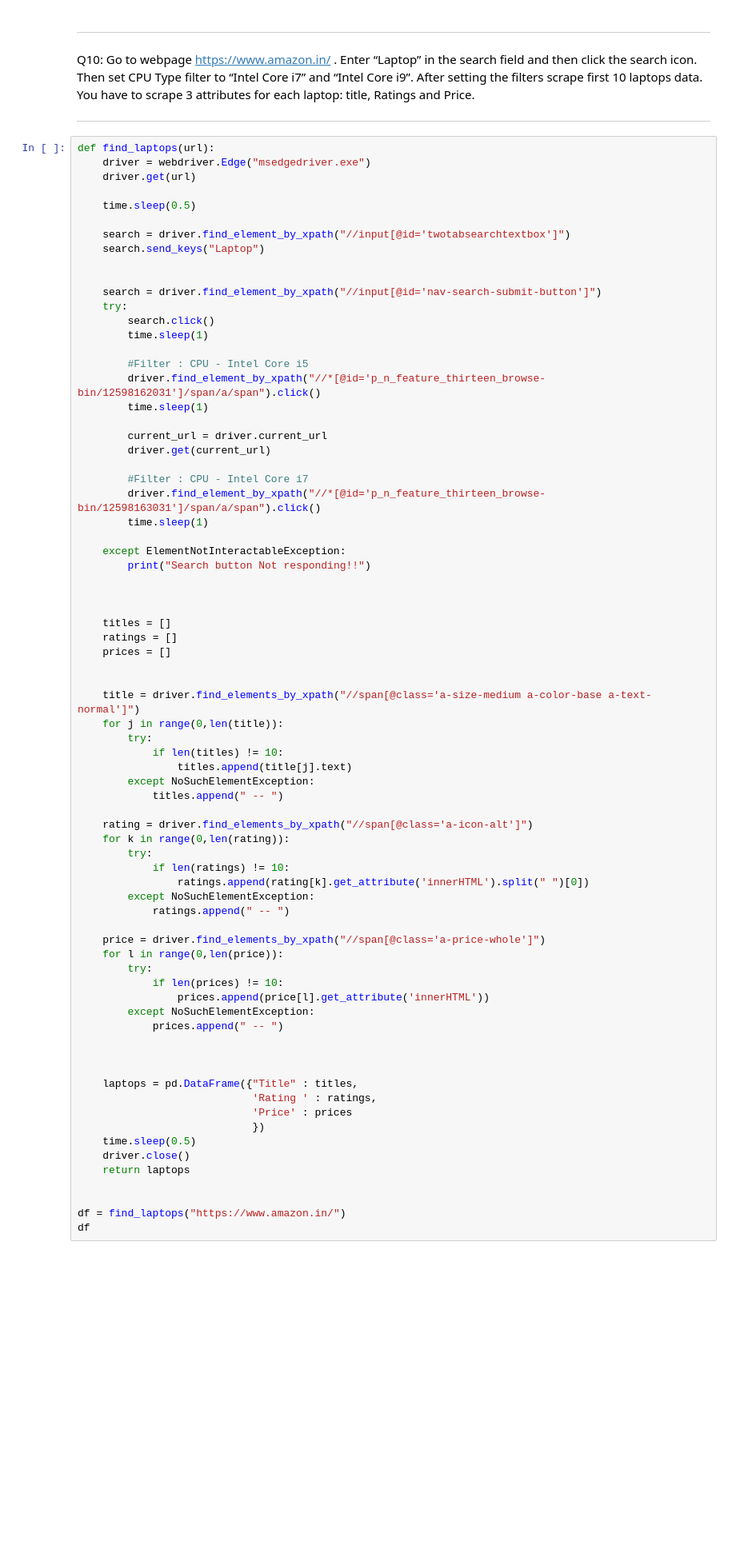
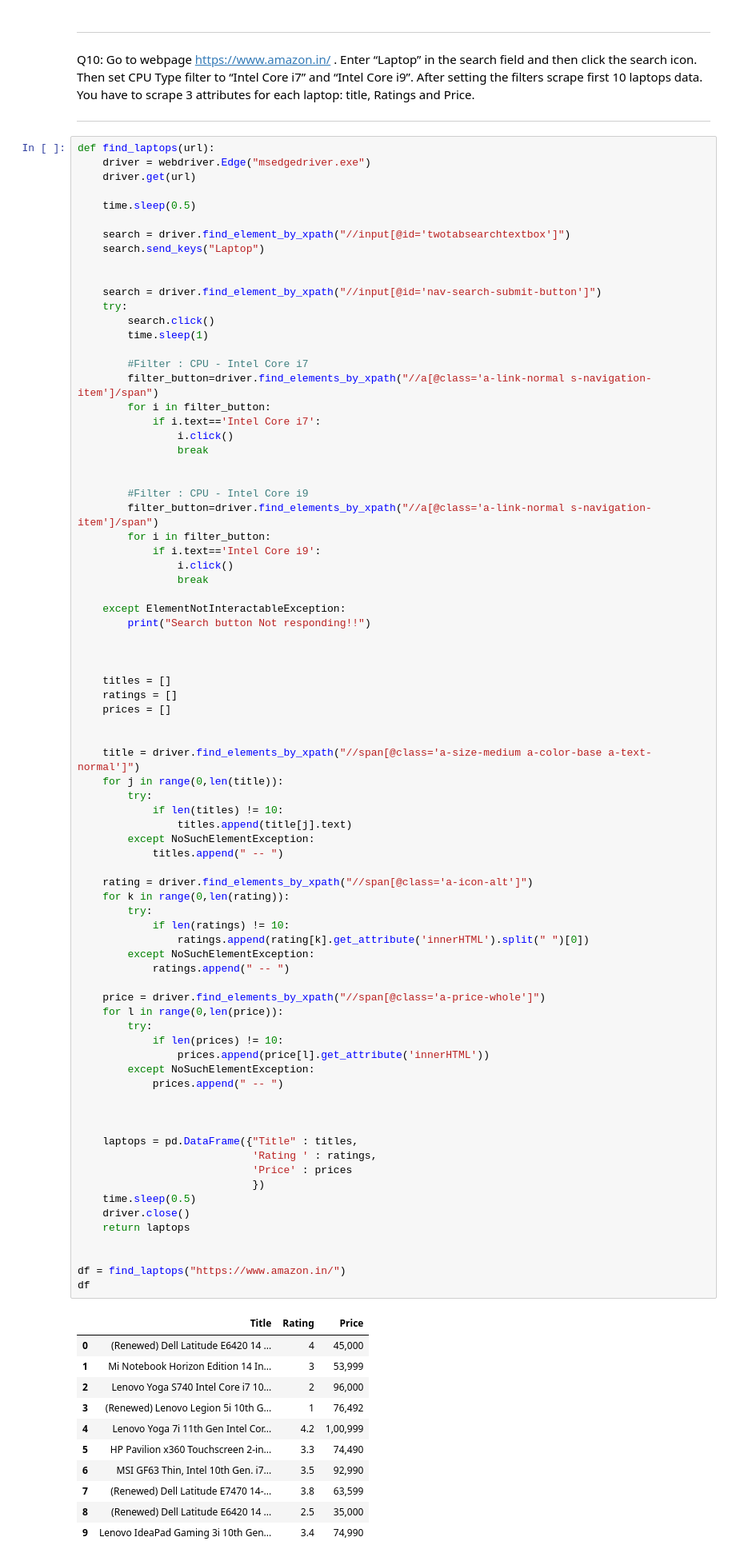
Before and after one commit to shreelakshmib/FlipRoboTechnologies, a Jupyter notebook: Web Scraping Assignment 2.ipynb, the cells around one changed output. Shown at 80% size. Cells and saved outputs as stored; diff of their text form; blank space fills up the shorter version.

```diff
--- a/Web Scraping Assignment 2.ipynb
+++ b/Web Scraping Assignment 2.ipynb
@@ -699,16 +803,20 @@ def find_laptops(url):
         search.click()
         time.sleep(1)
 
-        #Filter : CPU - Intel Core i5
-        driver.find_element_by_xpath("//*[@id='p_n_feature_thirteen_browse-bin/12598162031']/span/a/span").click()
-        time.sleep(1)
+        #Filter : CPU - Intel Core i7
+        filter_button=driver.find_elements_by_xpath("//a[@class='a-link-normal s-navigation-item']/span")
+        for i in filter_button:
+            if i.text=='Intel Core i7':
+                i.click()
+                break
 
-        current_url = driver.current_url
-        driver.get(current_url)
 
-        #Filter : CPU - Intel Core i7
-        driver.find_element_by_xpath("//*[@id='p_n_feature_thirteen_browse-bin/12598163031']/span/a/span").click()
-        time.sleep(1)
+        #Filter : CPU - Intel Core i9
+        filter_button=driver.find_elements_by_xpath("//a[@class='a-link-normal s-navigation-item']/span")
+        for i in filter_button:
+            if i.text=='Intel Core i9':
+                i.click()
+                break
 
     except ElementNotInteractableException:
         print("Search button Not responding!!")
@@ -730,33 +838,45 @@ def find_laptops(url):
 
     rating = driver.find_elements_by_xpath("//span[@class='a-icon-alt']")
     for k in range(0,len(rating)):
         try:
             if len(ratings) != 10:
                 ratings.append(rating[k].get_attribute('innerHTML').split(" ")[0])
         except NoSuchElementException:
             ratings.append(" -- ")
 
     price = driver.find_elements_by_xpath("//span[@class='a-price-whole']")
     for l in range(0,len(price)):
         try:
             if len(prices) != 10:
                 prices.append(price[l].get_attribute('innerHTML'))
         except NoSuchElementException:
             prices.append(" -- ")
 
 
 
     laptops = pd.DataFrame({"Title" : titles,
                             'Rating ' : ratings,
                             'Price' : prices
                             })
     time.sleep(0.5)
     driver.close()
     return laptops
 
 
 df = find_laptops("https://www.amazon.in/")
 df
+# %% [output]
+|  | Title | Rating | Price |
+| 0 | (Renewed) Dell Latitude E6420 14 ... | 4 | 45,000 |
+| 1 | Mi Notebook Horizon Edition 14 In... | 3 | 53,999 |
+| 2 | Lenovo Yoga S740 Intel Core i7 10... | 2 | 96,000 |
+| 3 | (Renewed) Lenovo Legion 5i 10th G... | 1 | 76,492 |
+| 4 | Lenovo Yoga 7i 11th Gen Intel Cor... | 4.2 | 1,00,999 |
+| 5 | HP Pavilion x360 Touchscreen 2-in... | 3.3 | 74,490 |
+| 6 | MSI GF63 Thin, Intel 10th Gen. i7... | 3.5 | 92,990 |
+| 7 | (Renewed) Dell Latitude E7470 14-... | 3.8 | 63,599 |
+| 8 | (Renewed) Dell Latitude E6420 14 ... | 2.5 | 35,000 |
+| 9 | Lenovo IdeaPad Gaming 3i 10th Gen... | 3.4 | 74,990 |
 # %% [markdown]
 -----------------------------------------------------------------------------------------------------------------------------
 Q4: Write a python program to scrape data for first 10 job results for Data scientist
```
Also changed, not shown: parts of 9 cells of this notebook.
